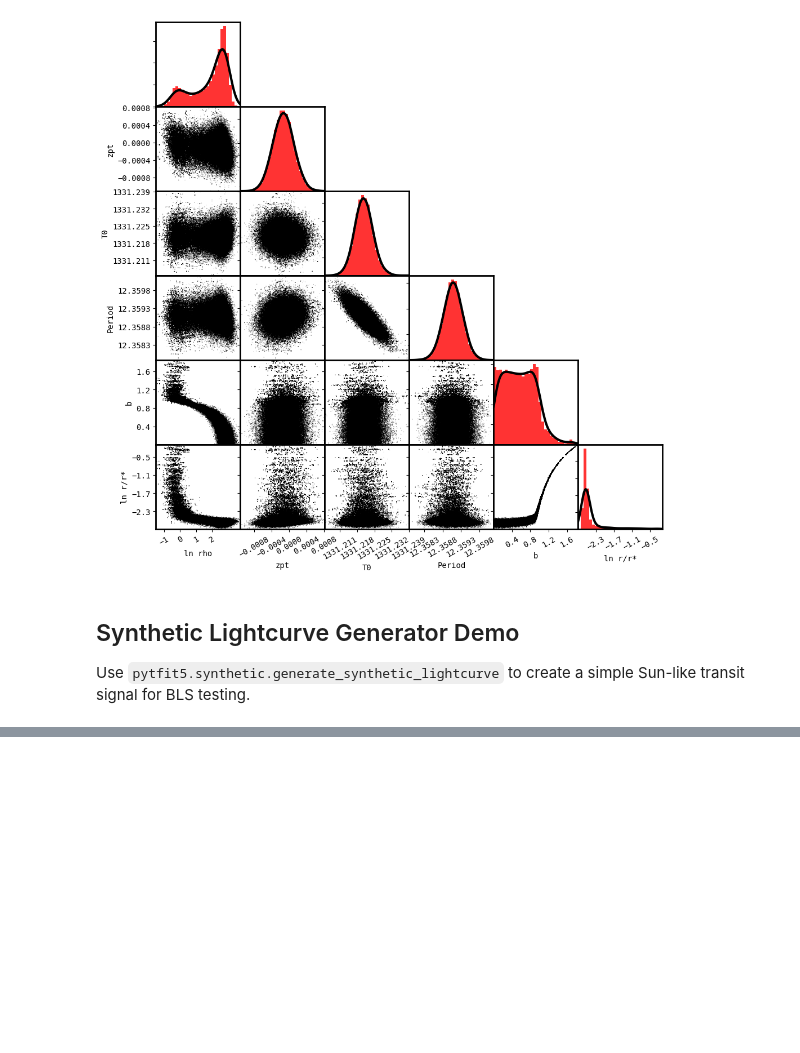
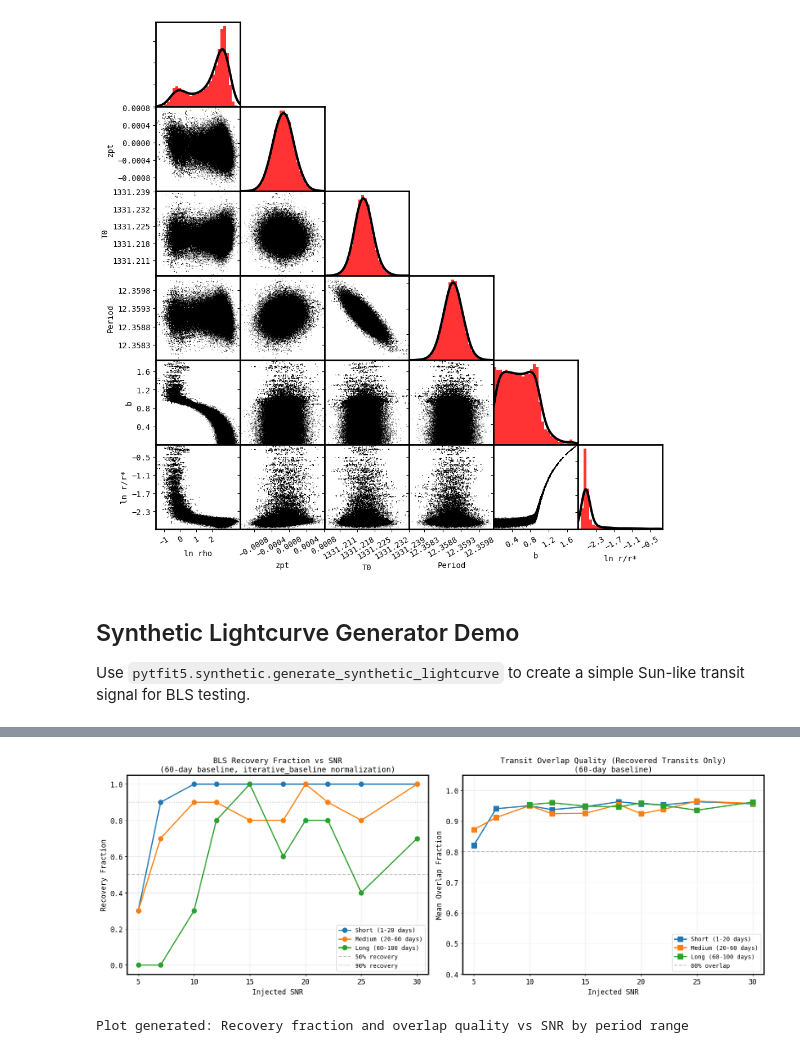
Before and after one commit to jasonfrowe/bls_cuda, a Jupyter notebook: pytfit5_example.ipynb, the cells around one changed output, grey strips where cells are left out. Drawn from its saved outputs; the diff is of its cells as text; code cells hidden in the pictures; blank space fills up the shorter version.

```diff
--- a/pytfit5_example.ipynb
+++ b/pytfit5_example.ipynb
@@ -479,0 +730,17 @@ Recovery Status:    ✓ RECOVERED
+# %%
+# Calculate recovery statistics by period range and SNR
+recovery_stats = df_results.groupby(['period_range', 'injected_snr']).agg({
+    'is_recovered': ['sum', 'count', 'mean'],
+    'overlap_fraction': 'mean',
+    'period_ratio': 'mean',
+    'bls_snr': 'mean'
+}).reset_index()
+
+# Flatten column names
+recovery_stats.columns = ['period_range', 'snr', 'n_recovered', 'n_total', 'recovery_fraction',
+                          'mean_overlap', 'mean_period_ratio', 'mean_bls_snr']
+
+print("\nRecovery Statistics by Period Range and SNR:")
+print("=" * 100)
+print(recovery_stats.to_string(index=False))
+print("=" * 100)
@@ -479,0 +765,63 @@ Recovery Status:    ✓ RECOVERED
+# %%
+# Plot recovery fraction vs SNR for each period range
+fig, axes = plt.subplots(1, 2, figsize=(16, 6))
+
+# Define colors for each period range
+colors = {
+    'short': '#1f77b4',   # blue
+    'medium': '#ff7f0e',  # orange
+    'long': '#2ca02c'     # green
+}
+
+labels = {
+    'short': 'Short (1-20 days)',
+    'medium': 'Medium (20-60 days)',
+    'long': 'Long (60-100 days)'
+}
+
+# Left plot: Recovery fraction vs SNR
+ax1 = axes[0]
+for period_range in ['short', 'medium', 'long']:
+    data = recovery_stats[recovery_stats['period_range'] == period_range]
+    ax1.plot(data['snr'], data['recovery_fraction'],
+             marker='o', linewidth=2, markersize=8,
+             color=colors[period_range], label=labels[period_range])
+
+ax1.axhline(y=0.5, color='gray', linestyle='--', alpha=0.5, label='50% recovery')
+ax1.axhline(y=0.9, color='gray', linestyle=':', alpha=0.5, label='90% recovery')
+ax1.set_xlabel('Injected SNR', fontsize=12)
+ax1.set_ylabel('Recovery Fraction', fontsize=12)
+ax1.set_title('BLS Recovery Fraction vs SNR\n(60-day baseline, iterative_baseline normalization)', fontsize=13)
+ax1.legend(fontsize=10, loc='lower right')
+ax1.grid(True, alpha=0.3)
+ax1.set_xlim(min(SNR_LEVELS)-1, max(SNR_LEVELS)+1)
+ax1.set_ylim(-0.05, 1.05)
+
+# Right plot: Mean overlap fraction vs SNR (for recovered transits)
+ax2 = axes[1]
+for period_range in ['short', 'medium', 'long']:
+    # Filter for successfully recovered transits
+    data_recovered = df_results[(df_results['period_range'] == period_range) &
+                                 (df_results['is_recovered'] == True)]
+    if len(data_recovered) > 0:
+        overlap_by_snr = data_recovered.groupby('injected_snr')['overlap_fraction'].mean()
+        ax2.plot(overlap_by_snr.index, overlap_by_snr.values,
+                marker='s', linewidth=2, markersize=8,
+                color=colors[period_range], label=labels[period_range])
+
+ax2.axhline(y=0.8, color='gray', linestyle='--', alpha=0.5, label='80% overlap')
+ax2.set_xlabel('Injected SNR', fontsize=12)
+ax2.set_ylabel('Mean Overlap Fraction', fontsize=12)
+ax2.set_title('Transit Overlap Quality (Recovered Transits Only)\n(60-day baseline)', fontsize=13)
+ax2.legend(fontsize=10, loc='lower right')
+ax2.grid(True, alpha=0.3)
+ax2.set_xlim(min(SNR_LEVELS)-1, max(SNR_LEVELS)+1)
+ax2.set_ylim(0.4, 1.05)
+
+plt.tight_layout()
+plt.show()
+
+print("\nPlot generated: Recovery fraction and overlap quality vs SNR by period range")
+# %% [output]
+[figure, added]
+Plot generated: Recovery fraction and overlap quality vs SNR by period range
```
Also changed, not shown: parts of 10 cells of this notebook, 1 other file.
